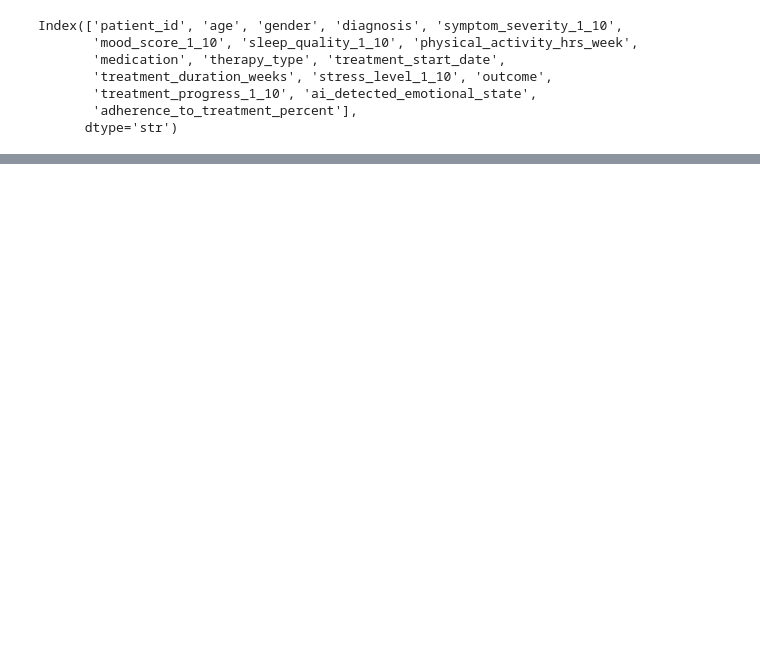
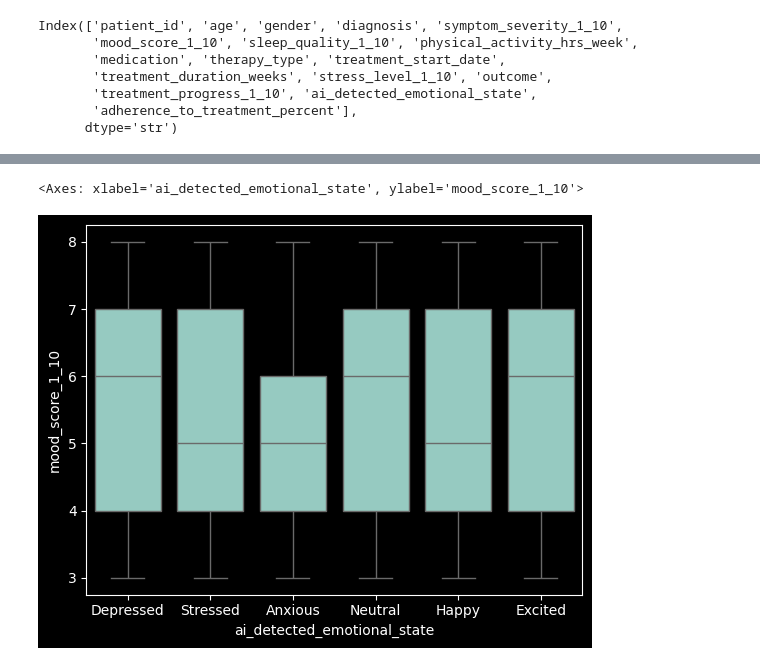
Before and after one commit to hannahb15/STAT-499-STUDY, a Jupyter notebook: Analysis.ipynb, the cells around one changed output, grey strips where cells are left out. Drawn from its saved outputs; the diff is of its cells as text; code cells hidden in the pictures; blank space fills up the shorter version.

```diff
--- a/Analysis.ipynb
+++ b/Analysis.ipynb
@@ -124,0 +153,2 @@ Index(['patient_id', 'age', 'gender', 'diagnosis', 'symptom_severity_1_10',
+# %%
+order = ['Depressed', 'Stressed', 'Anxious', 'Neutral', 'Happy', 'Excited']
@@ -124,0 +158,9 @@ Index(['patient_id', 'age', 'gender', 'diagnosis', 'symptom_severity_1_10',
+# %%
+plt.figure()
+
+sns.boxplot(
+    x='ai_detected_emotional_state', y='mood_score_1_10', data=df, order=order
+       )
+# %% [output]
+<Axes: xlabel='ai_detected_emotional_state', ylabel='mood_score_1_10'>
+[figure, added]
```
Also changed, not shown: parts of 5 cells of this notebook.
